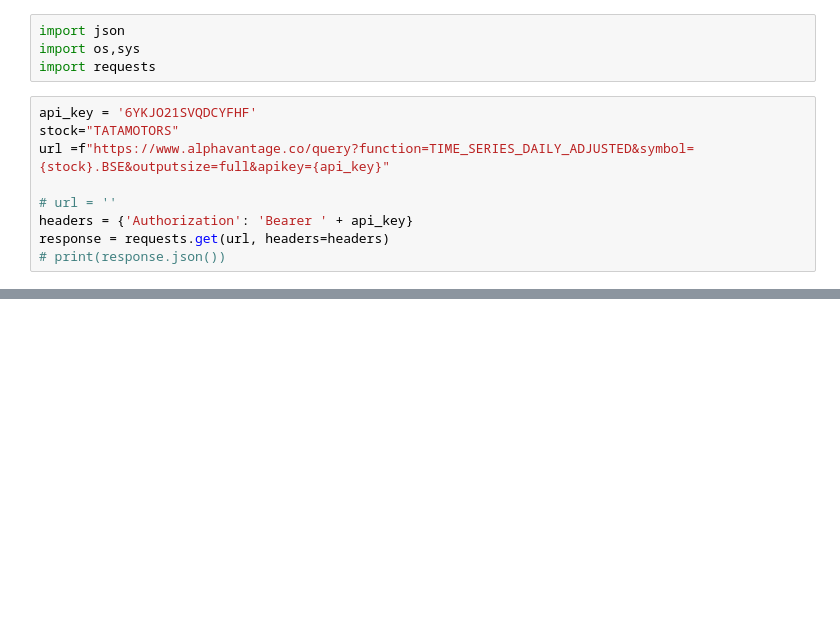
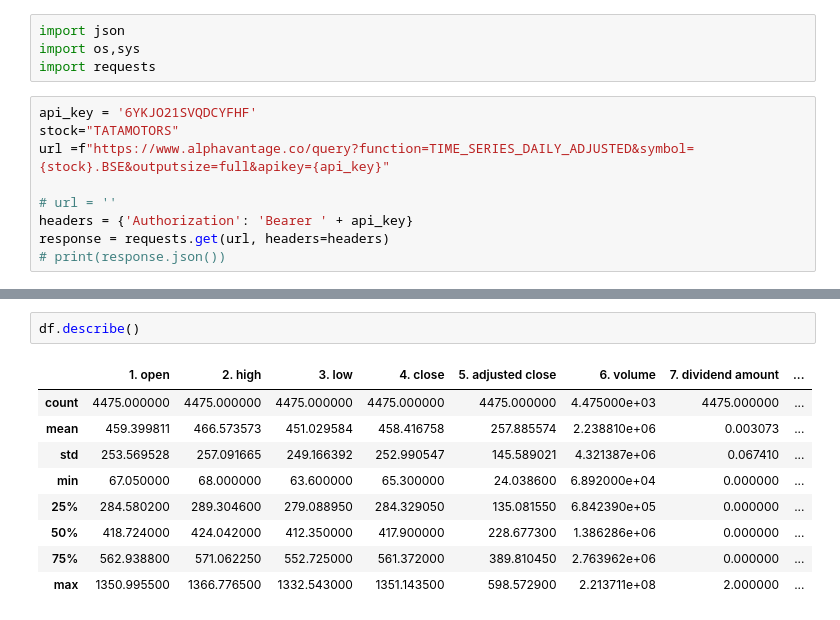
Before and after one commit to manish7065/Intern_finance, a Jupyter notebook: Notebook/trial.ipynb, the cells around one changed output, grey strips where cells are left out. Drawn from its saved outputs; the diff is of its cells as text; blank space fills up the shorter version.

```diff
--- a/Notebook/trial.ipynb
+++ b/Notebook/trial.ipynb
@@ -48,0 +201,12 @@ df
+# %%
+df.describe()
+# %% [output]
+|  | 1. open | 2. high | 3. low | 4. close | 5. adjusted close | 6. volume | 7. dividend amount | ... |
+| count | 4475.000000 | 4475.000000 | 4475.000000 | 4475.000000 | 4475.000000 | 4.475000e+03 | 4475.000000 | ... |
+| mean | 459.399811 | 466.573573 | 451.029584 | 458.416758 | 257.885574 | 2.238810e+06 | 0.003073 | ... |
+| std | 253.569528 | 257.091665 | 249.166392 | 252.990547 | 145.589021 | 4.321387e+06 | 0.067410 | ... |
+| min | 67.050000 | 68.000000 | 63.600000 | 65.300000 | 24.038600 | 6.892000e+04 | 0.000000 | ... |
+| 25% | 284.580200 | 289.304600 | 279.088950 | 284.329050 | 135.081550 | 6.842390e+05 | 0.000000 | ... |
+| 50% | 418.724000 | 424.042000 | 412.350000 | 417.900000 | 228.677300 | 1.386286e+06 | 0.000000 | ... |
+| 75% | 562.938800 | 571.062250 | 552.725000 | 561.372000 | 389.810450 | 2.763962e+06 | 0.000000 | ... |
+| max | 1350.995500 | 1366.776500 | 1332.543000 | 1351.143500 | 598.572900 | 2.213711e+08 | 2.000000 | ... |
```
Also changed, not shown: parts of 20 cells of this notebook, 5 other files.
